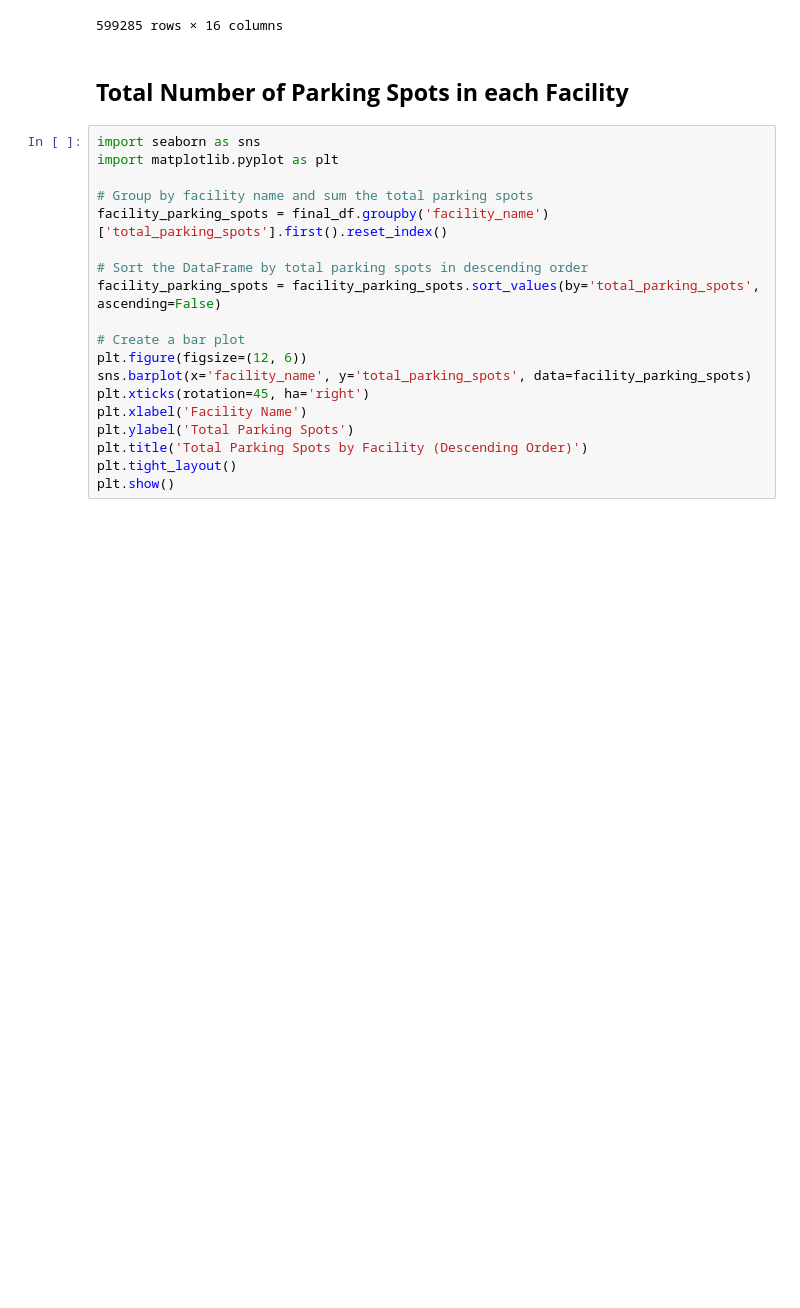
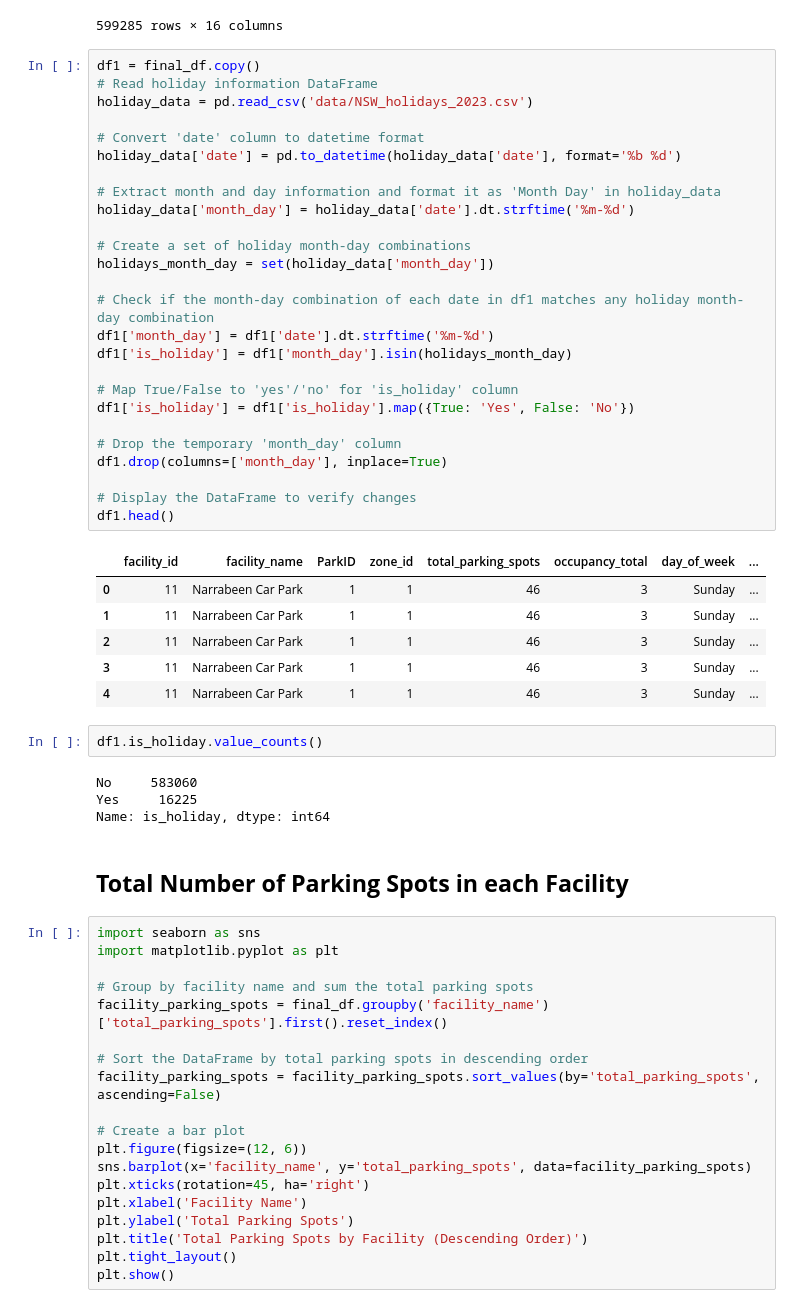
Before and after one commit to M13Mwongo/parking-spot-predictor, a Jupyter notebook: ogutu.ipynb, the cells around one changed output. Cells and saved outputs as stored; diff of their text form; blank space fills up the shorter version.

```diff
--- a/ogutu.ipynb
+++ b/ogutu.ipynb
@@ -260,6 +262,45 @@ final_df
 | 599283 | 9 | Revesby Car Park | 1 | 1 | 934 | 51 | Sunday | ... |
 | 599284 | 9 | Revesby Car Park | 1 | 1 | 934 | 51 | Sunday | ... |
 599285 rows × 16 columns
+# %%
+df1 = final_df.copy()
+# Read holiday information DataFrame
+holiday_data = pd.read_csv('data/NSW_holidays_2023.csv')
+
+# Convert 'date' column to datetime format
+holiday_data['date'] = pd.to_datetime(holiday_data['date'], format='%b %d')
+
+# Extract month and day information and format it as 'Month Day' in holiday_data
+holiday_data['month_day'] = holiday_data['date'].dt.strftime('%m-%d')
+
+# Create a set of holiday month-day combinations
+holidays_month_day = set(holiday_data['month_day'])
+
+# Check if the month-day combination of each date in df1 matches any holiday month-day combination
+df1['month_day'] = df1['date'].dt.strftime('%m-%d')
+df1['is_holiday'] = df1['month_day'].isin(holidays_month_day)
+
+# Map True/False to 'yes'/'no' for 'is_holiday' column
+df1['is_holiday'] = df1['is_holiday'].map({True: 'Yes', False: 'No'})
+
+# Drop the temporary 'month_day' column
+df1.drop(columns=['month_day'], inplace=True)
+
+# Display the DataFrame to verify changes
+df1.head()
+# %% [output]
+|  | facility_id | facility_name | ParkID | zone_id | total_parking_spots | occupancy_total | day_of_week | ... |
+| 0 | 11 | Narrabeen Car Park | 1 | 1 | 46 | 3 | Sunday | ... |
+| 1 | 11 | Narrabeen Car Park | 1 | 1 | 46 | 3 | Sunday | ... |
+| 2 | 11 | Narrabeen Car Park | 1 | 1 | 46 | 3 | Sunday | ... |
+| 3 | 11 | Narrabeen Car Park | 1 | 1 | 46 | 3 | Sunday | ... |
+| 4 | 11 | Narrabeen Car Park | 1 | 1 | 46 | 3 | Sunday | ... |
+# %%
+df1.is_holiday.value_counts()
+# %% [output]
+No     583060
+Yes     16225
+Name: is_holiday, dtype: int64
 # %% [markdown]
 ## __Total Number of Parking Spots in each Facility__
 # %%
```
Also changed, not shown: parts of 9 cells of this notebook, 5 other files.
